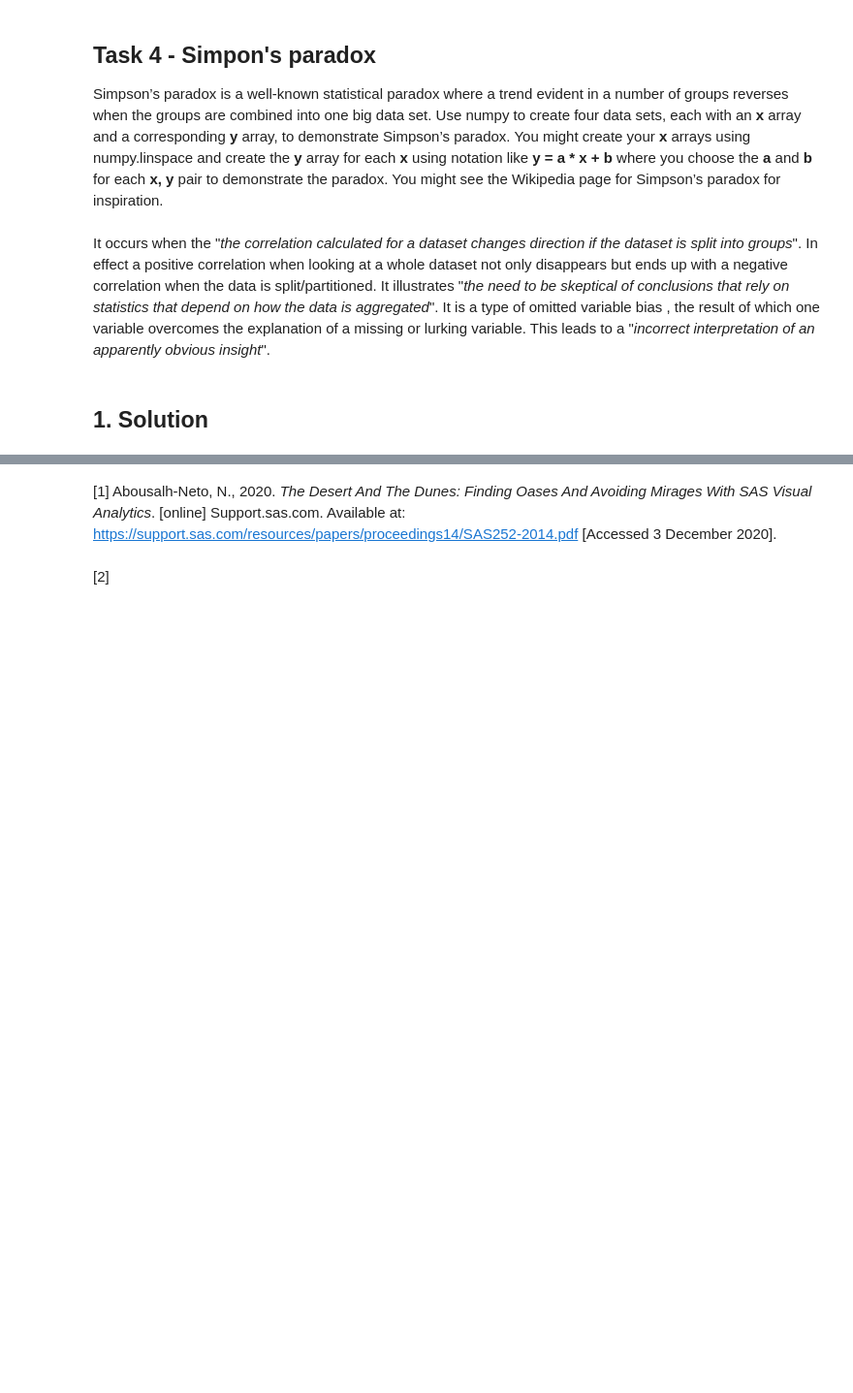
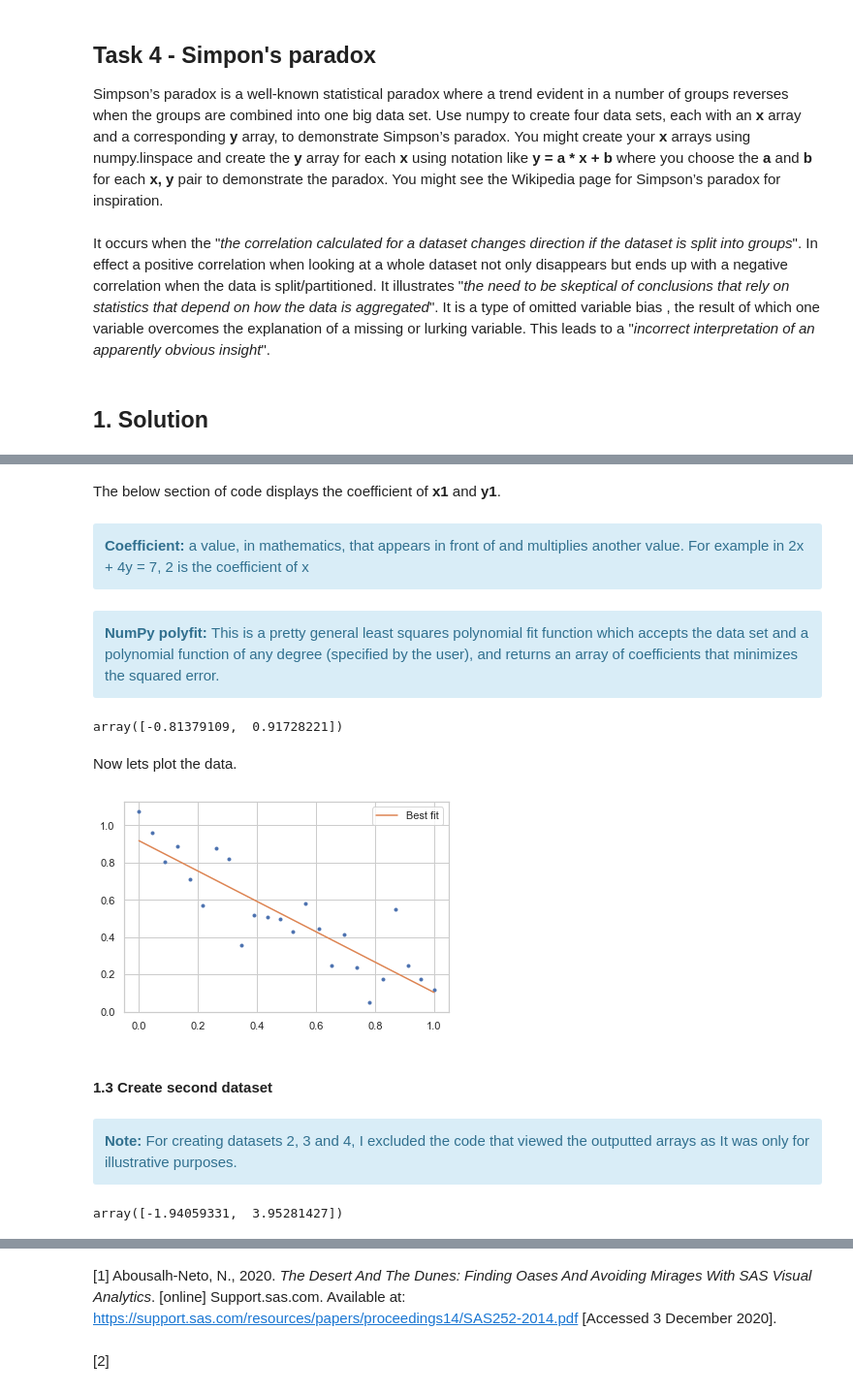
Before and after one commit to Munster2020/HDIP_CSDA_COMP07084_TASKS, a Jupyter notebook: tasks2020.ipynb, the cells around one changed output, grey strips where cells are left out. Shown at 97% size. Saved outputs shown, nothing was run; the diff lists cells and outputs as text; code cells hidden in the pictures; blank space fills up the shorter version.

Commit message:
Updated Task Four, amended code with polyfit, plot.

```diff
--- a/tasks2020.ipynb
+++ b/tasks2020.ipynb
@@ -490,9 +416,0 @@ array([6.        , 5.86956522, 5.73913043, 5.60869565, 5.47826087,
-# %%
-import matplotlib
-import matplotlib.pyplot as plt
-%matplotlib inline
-
-matplotlib.style.use('ggplot')
-
-plt.scatter(x3, y3)
-plt.show()
@@ -513,9 +416,0 @@ array([8.        , 7.82608696, 7.65217391, 7.47826087, 7.30434783,
-# %%
-import matplotlib
-import matplotlib.pyplot as plt
-%matplotlib inline
-
-matplotlib.style.use('ggplot')
-
-plt.scatter(x4, y4)
-plt.show()
@@ -587,0 +434,7 @@ plt.show()
+# %%
+# create first dataset
+x1 = np.linspace(0, 1, 24)
+noise = np.random.normal(0, 0.2, x1.shape)
+a, b = -1, 1
+y = a*x1+b
+y1 = y+noise
@@ -587,0 +461,24 @@ plt.show()
+# %% [markdown]
+The below section of code displays the coefficient of __x1__ and __y1__.
+# %% [markdown]
+<div class="alert alert-block alert-info"><b>Coefficient: </b> a value, in mathematics, that appears in front of and multiplies another value. For example in 2x + 4y = 7, 2 is the coefficient of x  </div>
+# %% [markdown]
+<div class="alert alert-block alert-info"><b>NumPy polyfit: </b> This is a pretty general least squares polynomial fit function which accepts the data set and a polynomial function of any degree (specified by the user), and returns an array of coefficients that minimizes the squared error.  </div>
+# %%
+# coefficient
+coeffs1 = np.polyfit(x1, y1, 1)
+coeffs1
+# %% [output]
+array([-0.81379109,  0.91728221])
+# %% [markdown]
+Now lets plot the data.
+# %%
+plt.plot(x1, y1, '.');
+plt.plot(x1, coeffs1[0] * x1 + coeffs1[1], '-', label='Best fit')
+plt.legend();
+# %% [output]
+[figure, added]
+# %% [markdown]
+#### 1.3 Create second dataset
+# %% [markdown]
+<div class="alert alert-block alert-info"><b>Note: </b> For creating datasets 2, 3 and 4, I excluded the code that viewed the outputted arrays as It was only for illustrative purposes. </div>
@@ -587,0 +492,6 @@ plt.show()
+# %%
+# coefficient
+coeffs2 = np.polyfit(x2, y2, 1)
+coeffs2
+# %% [output]
+array([-1.94059331,  3.95281427])
```
Also changed, not shown: parts of 42 cells of this notebook, 1 other file.
